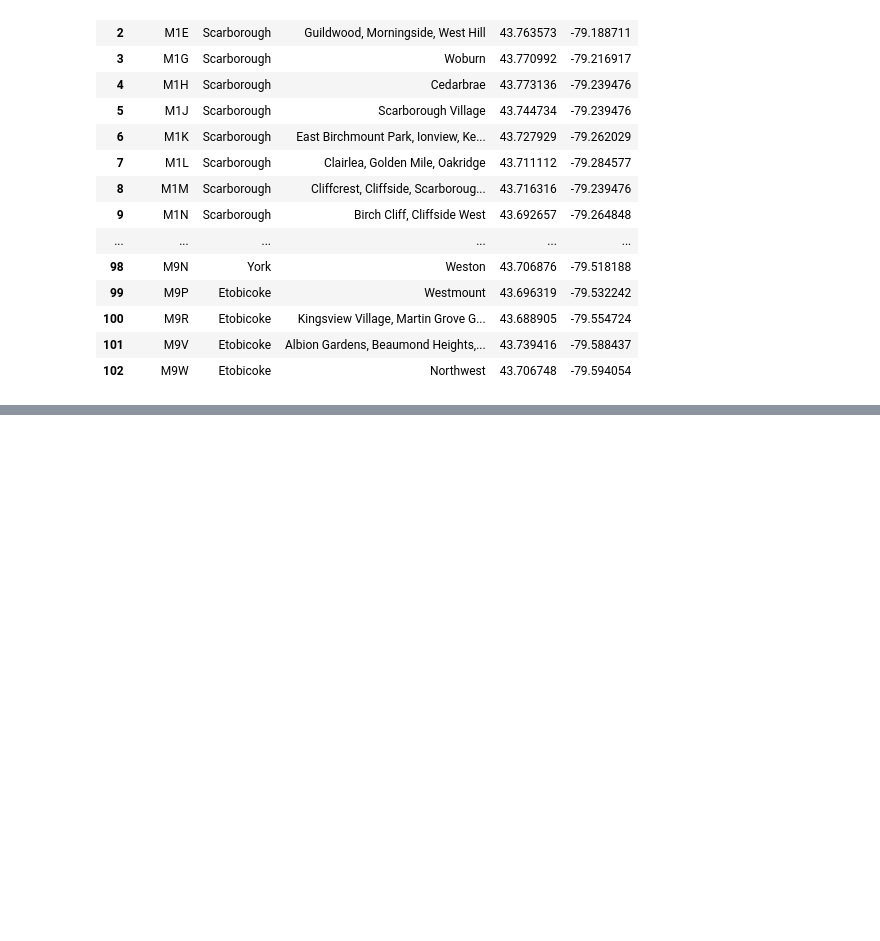
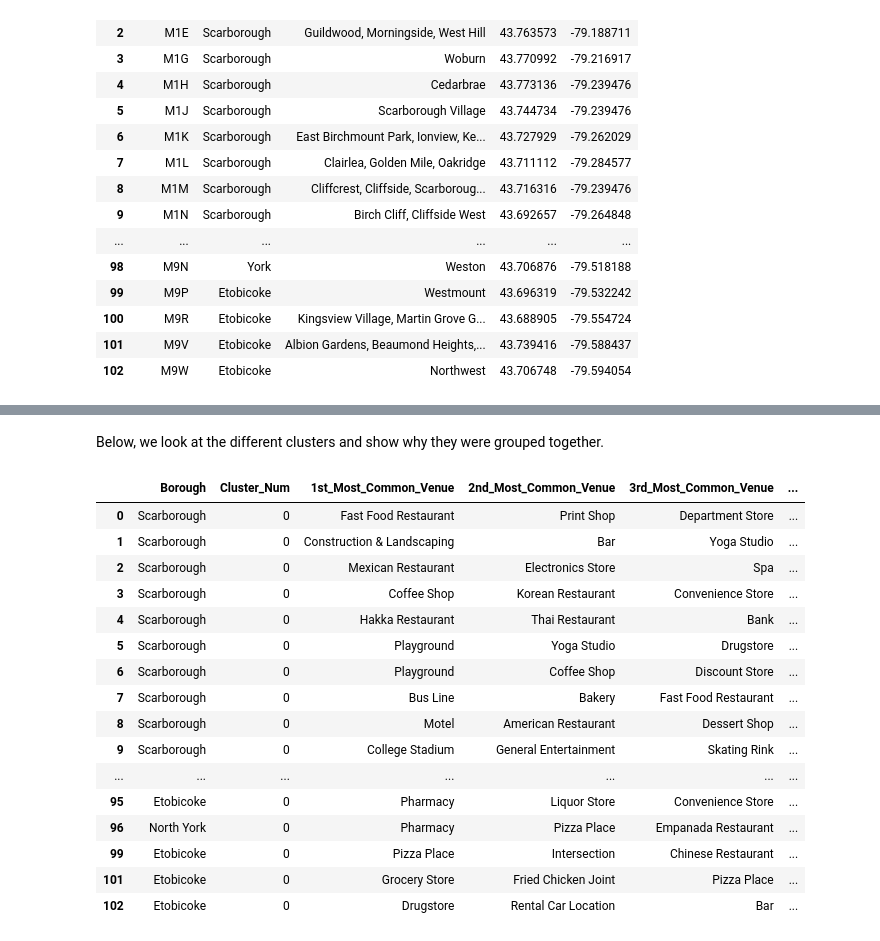
Before and after one commit to murphn86/Coursera_Capstone, a Jupyter notebook: Week 3 - WebScraper.ipynb, the cells around one changed output, grey strips where cells are left out. Drawn from its saved outputs; the diff is of its cells as text; code cells hidden in the pictures; blank space fills up the shorter version.

```diff
--- a/Week 3 - WebScraper.ipynb
+++ b/Week 3 - WebScraper.ipynb
@@ -236,0 +692,22 @@ newdf
+# %% [markdown]
+Below, we look at the different clusters and show why they were grouped together.
+# %%
+toronto_merged.loc[toronto_merged['Cluster_Num'] == 0, toronto_merged.columns[[1] + list(range(5, toronto_merged.shape[1]))]]
+# %% [output]
+|  | Borough | Cluster_Num | 1st_Most_Common_Venue | 2nd_Most_Common_Venue | 3rd_Most_Common_Venue | ... |
+| 0 | Scarborough | 0 | Fast Food Restaurant | Print Shop | Department Store | ... |
+| 1 | Scarborough | 0 | Construction & Landscaping | Bar | Yoga Studio | ... |
+| 2 | Scarborough | 0 | Mexican Restaurant | Electronics Store | Spa | ... |
+| 3 | Scarborough | 0 | Coffee Shop | Korean Restaurant | Convenience Store | ... |
+| 4 | Scarborough | 0 | Hakka Restaurant | Thai Restaurant | Bank | ... |
+| 5 | Scarborough | 0 | Playground | Yoga Studio | Drugstore | ... |
+| 6 | Scarborough | 0 | Playground | Coffee Shop | Discount Store | ... |
+| 7 | Scarborough | 0 | Bus Line | Bakery | Fast Food Restaurant | ... |
+| 8 | Scarborough | 0 | Motel | American Restaurant | Dessert Shop | ... |
+| 9 | Scarborough | 0 | College Stadium | General Entertainment | Skating Rink | ... |
+| ... | ... | ... | ... | ... | ... | ... |
+| 95 | Etobicoke | 0 | Pharmacy | Liquor Store | Convenience Store | ... |
+| 96 | North York | 0 | Pharmacy | Pizza Place | Empanada Restaurant | ... |
+| 99 | Etobicoke | 0 | Pizza Place | Intersection | Chinese Restaurant | ... |
+| 101 | Etobicoke | 0 | Grocery Store | Fried Chicken Joint | Pizza Place | ... |
+| 102 | Etobicoke | 0 | Drugstore | Rental Car Location | Bar | ... |
```
Also changed, not shown: parts of 58 cells of this notebook.
